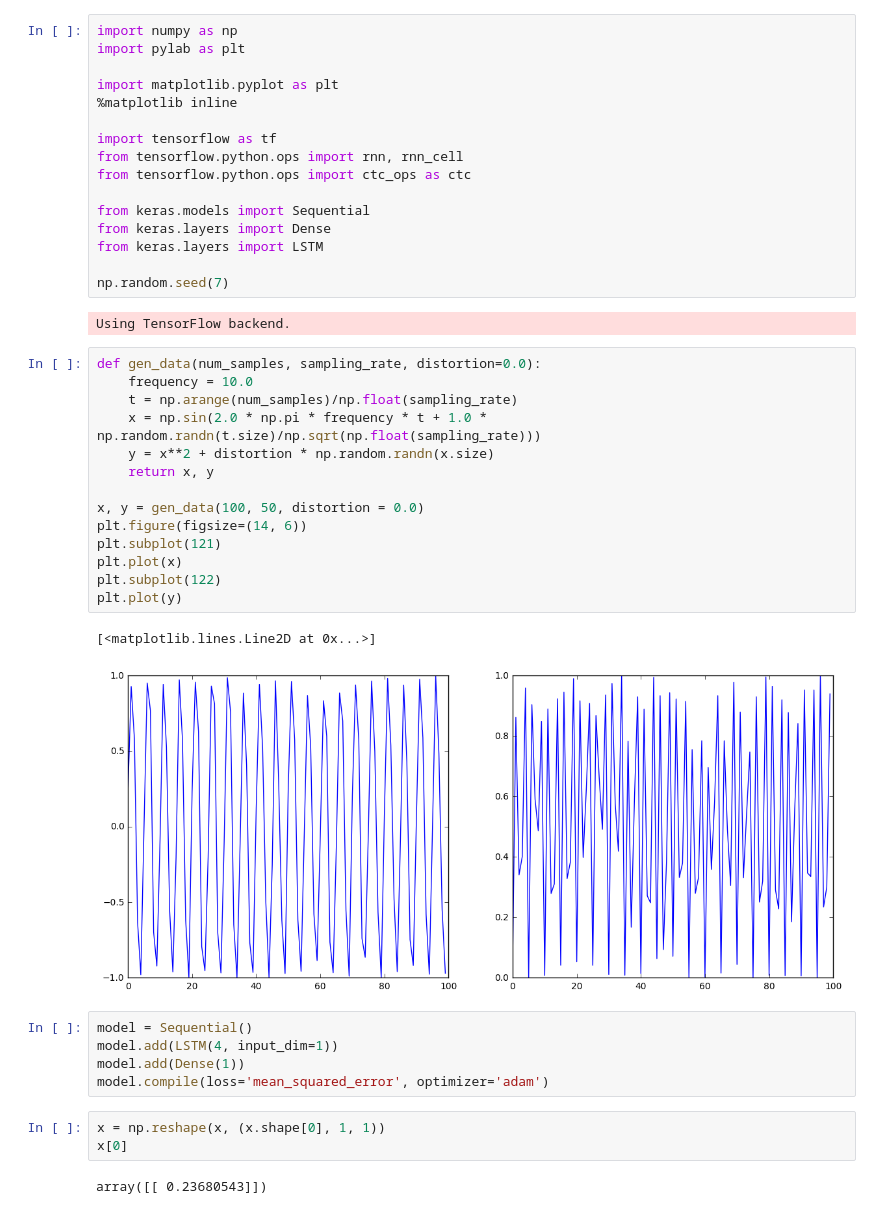
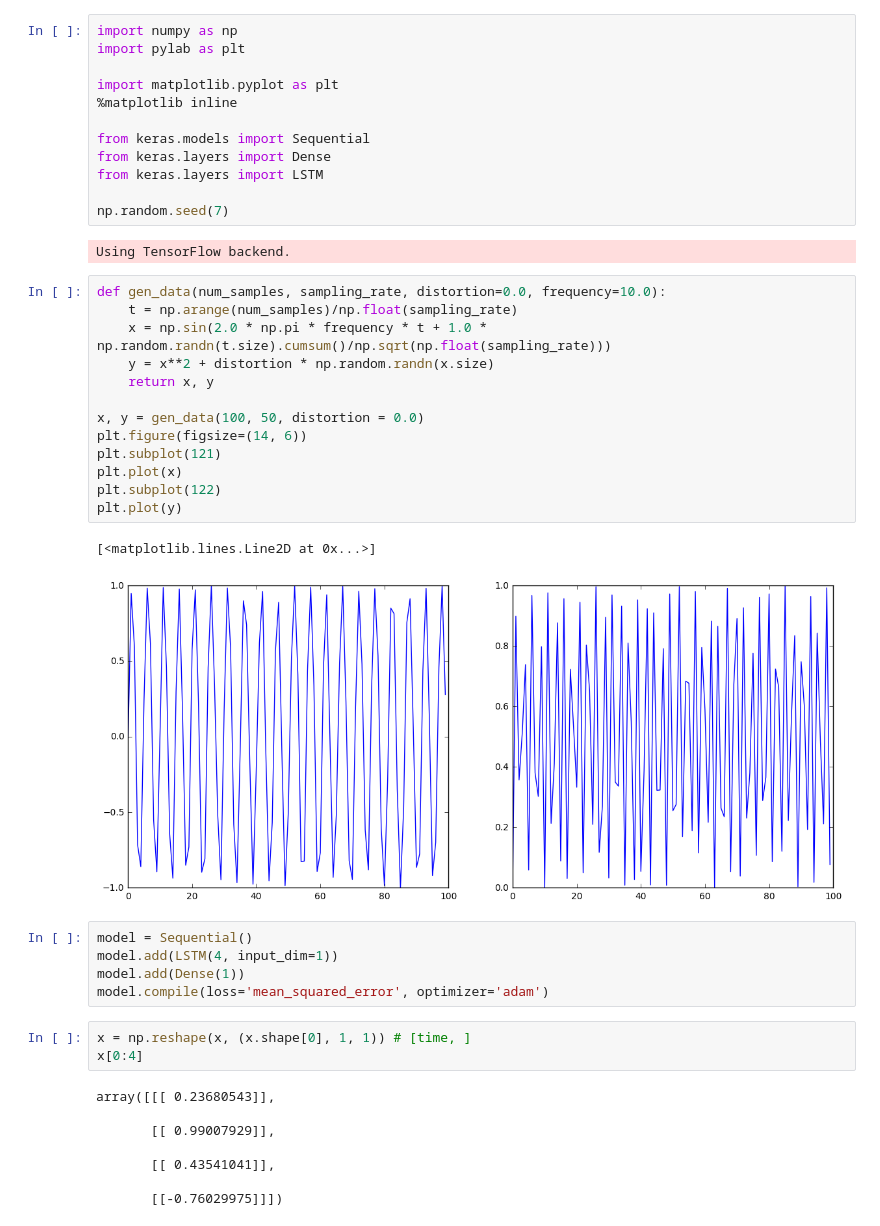
Before and after one commit to jusjusjus/tensorflow-examples, a Jupyter notebook: LSTM learns a nonlinear transformation.ipynb, the cells around one changed output. Cells and saved outputs as stored; diff of their text form.

```diff
--- a/LSTM learns a nonlinear transformation.ipynb
+++ b/LSTM learns a nonlinear transformation.ipynb
@@ -5,10 +5,6 @@ import pylab as plt
 import matplotlib.pyplot as plt
 %matplotlib inline
 
-import tensorflow as tf
-from tensorflow.python.ops import rnn, rnn_cell
-from tensorflow.python.ops import ctc_ops as ctc
-
 from keras.models import Sequential
 from keras.layers import Dense
 from keras.layers import LSTM
@@ -17,32 +13,37 @@ np.random.seed(7)
 # %% [output]
 Using TensorFlow backend.
 # %%
-def gen_data(num_samples, sampling_rate, distortion=0.0):
-    frequency = 10.0
+def gen_data(num_samples, sampling_rate, distortion=0.0, frequency=10.0):
     t = np.arange(num_samples)/np.float(sampling_rate)
-    x = np.sin(2.0 * np.pi * frequency * t + 1.0 * np.random.randn(t.size)/np.sqrt(np.float(sampling_rate)))
+    x = np.sin(2.0 * np.pi * frequency * t + 1.0 * np.random.randn(t.size).cumsum()/np.sqrt(np.float(sampling_rate)))
     y = x**2 + distortion * np.random.randn(x.size)
     return x, y
 
 x, y = gen_data(100, 50, distortion = 0.0)
 plt.figure(figsize=(14, 6))
 plt.subplot(121)
 plt.plot(x)
 plt.subplot(122)
 plt.plot(y)
 # %% [output]
 [<matplotlib.lines.Line2D at 0x...>]
-[figure, old version]
+[figure, new version]
 # %%
 model = Sequential()
 model.add(LSTM(4, input_dim=1))
 model.add(Dense(1))
 model.compile(loss='mean_squared_error', optimizer='adam')
 # %%
-x = np.reshape(x, (x.shape[0], 1, 1))
-x[0]
+x = np.reshape(x, (x.shape[0], 1, 1)) # [time, ]
+x[0:4]
 # %% [output]
-array([[ 0.23680543]])
+array([[[ 0.23680543]],
+
+       [[ 0.99007929]],
+
+       [[ 0.43541041]],
+
+       [[-0.76029975]]])
 # %%
 model.fit(x, y, nb_epoch=100, batch_size=1, verbose=2)
 # %% [output]
```
Also changed, not shown: parts of 3 cells of this notebook, 1 other file.
